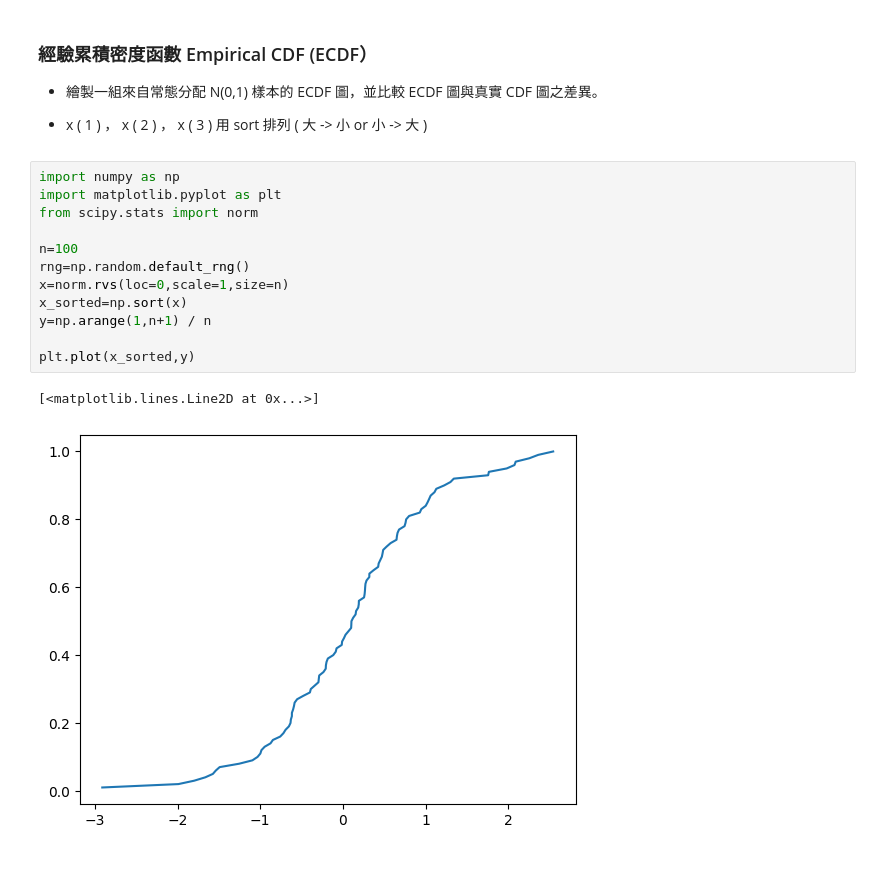
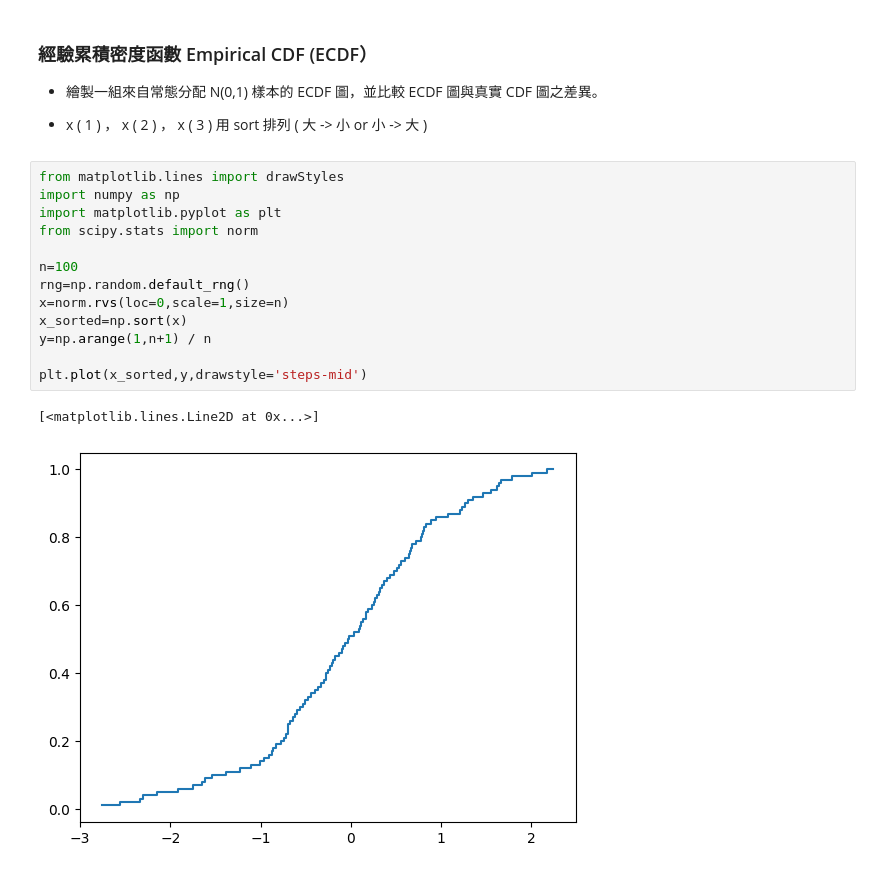
Before and after one commit to Simmonslin/PyStatistics, a Jupyter notebook: class1031.ipynb, the cells around one changed output. Drawn from its saved outputs; the diff is of its cells as text.

```diff
--- a/class1031.ipynb
+++ b/class1031.ipynb
@@ -93,17 +93,18 @@ plt.show()
 
 - x ( 1 ) ， x ( 2 ) ， x ( 3 ) 用 sort 排列 ( 大 -> 小 or 小 -> 大 )
 # %%
+from matplotlib.lines import drawStyles
 import numpy as np
 import matplotlib.pyplot as plt
 from scipy.stats import norm
 
 n=100
 rng=np.random.default_rng()
 x=norm.rvs(loc=0,scale=1,size=n)
 x_sorted=np.sort(x)
 y=np.arange(1,n+1) / n
 
-plt.plot(x_sorted,y)
+plt.plot(x_sorted,y,drawstyle='steps-mid')
 # %% [output]
 [<matplotlib.lines.Line2D at 0x...>]
-[figure, old version]
+[figure, new version]
```
